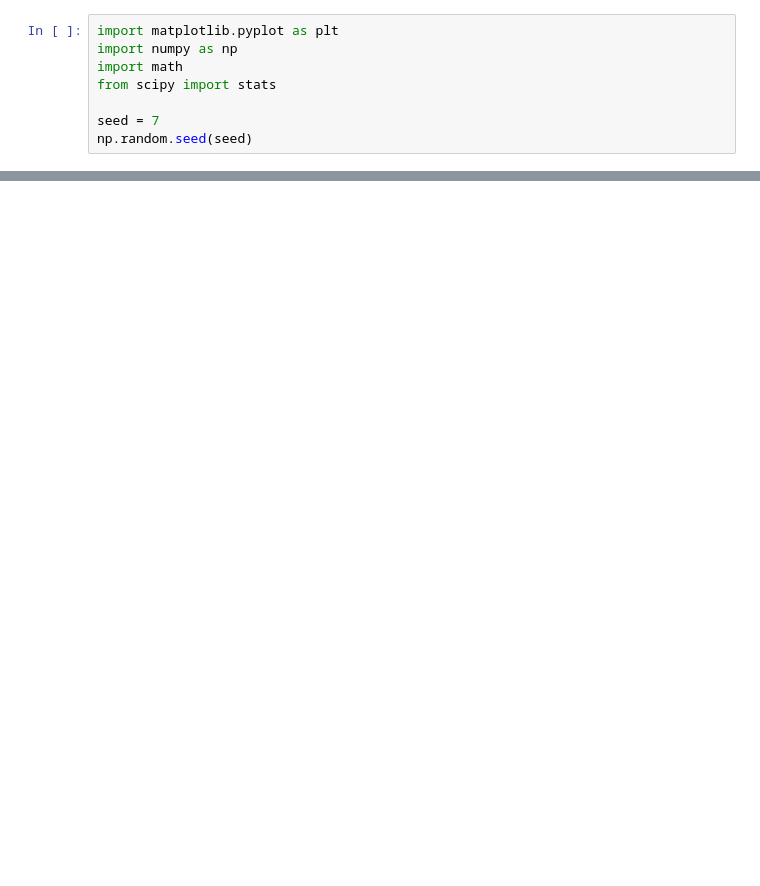
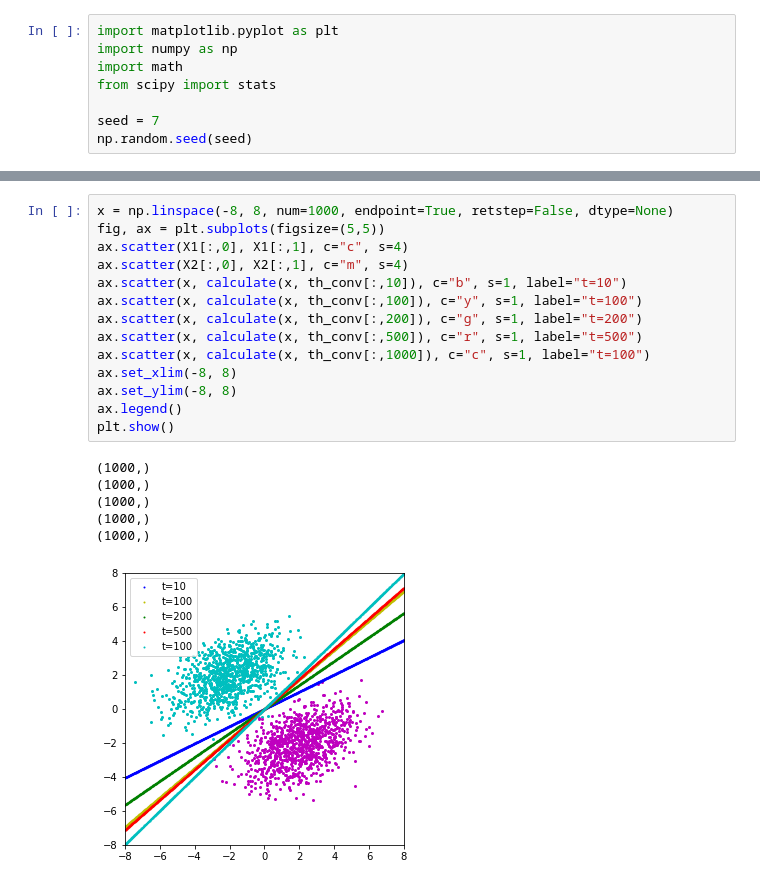
Before and after one commit to WHU-Peter/COMP6247-Reinforcement-and-Online-Learning, a Jupyter notebook: Assignment1_2.ipynb, the cells around one changed output, grey strips where cells are left out. Drawn from its saved outputs; the diff is of its cells as text; blank space fills up the shorter version.

```diff
--- a/Assignment1_2.ipynb
+++ b/Assignment1_2.ipynb
@@ -109,0 +120,21 @@ Text(0.5, 1.0, 'theta parameters 2')
+# %%
+x = np.linspace(-8, 8, num=1000, endpoint=True, retstep=False, dtype=None)
+fig, ax = plt.subplots(figsize=(5,5))
+ax.scatter(X1[:,0], X1[:,1], c="c", s=4)
+ax.scatter(X2[:,0], X2[:,1], c="m", s=4)
+ax.scatter(x, calculate(x, th_conv[:,10]), c="b", s=1, label="t=10")
+ax.scatter(x, calculate(x, th_conv[:,100]), c="y", s=1, label="t=100")
+ax.scatter(x, calculate(x, th_conv[:,200]), c="g", s=1, label="t=200")
+ax.scatter(x, calculate(x, th_conv[:,500]), c="r", s=1, label="t=500")
+ax.scatter(x, calculate(x, th_conv[:,1000]), c="c", s=1, label="t=100")
+ax.set_xlim(-8, 8)
+ax.set_ylim(-8, 8)
+ax.legend()
+plt.show()
+# %% [output]
+(1000,)
+(1000,)
+(1000,)
+(1000,)
+(1000,)
+[figure, added]
```
Also changed, not shown: parts of 4 cells of this notebook.
